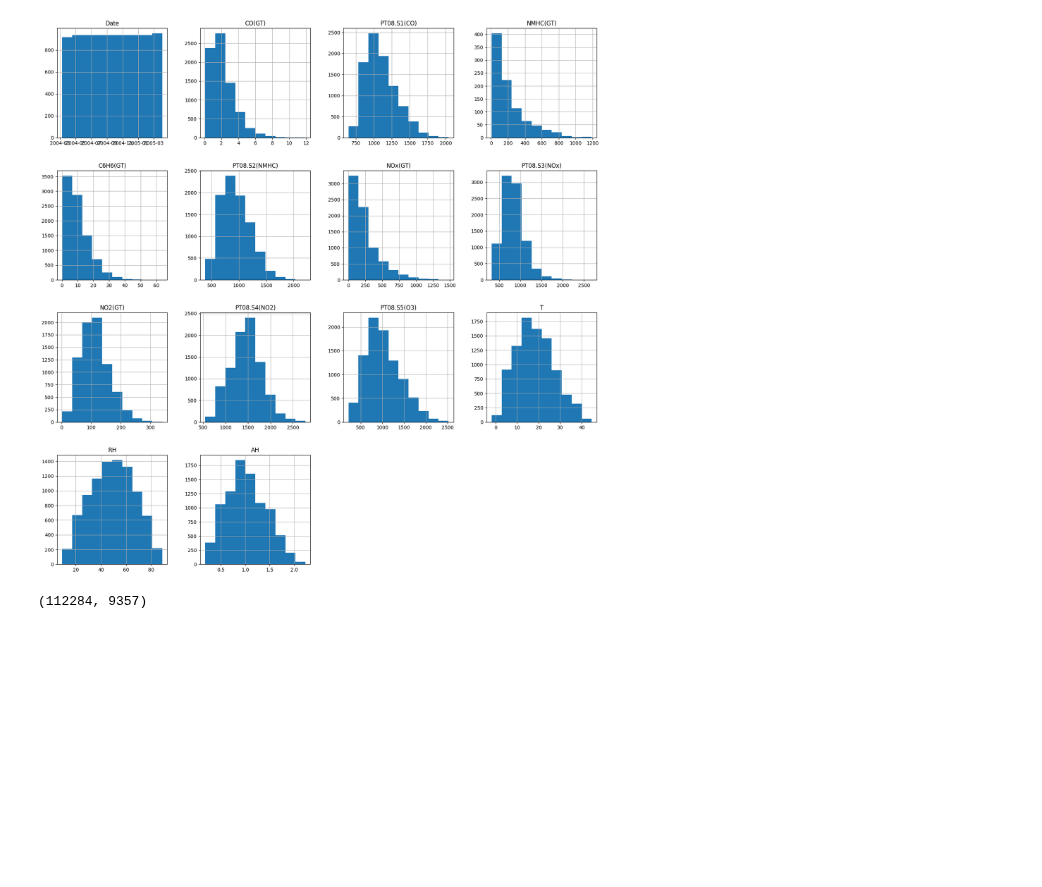
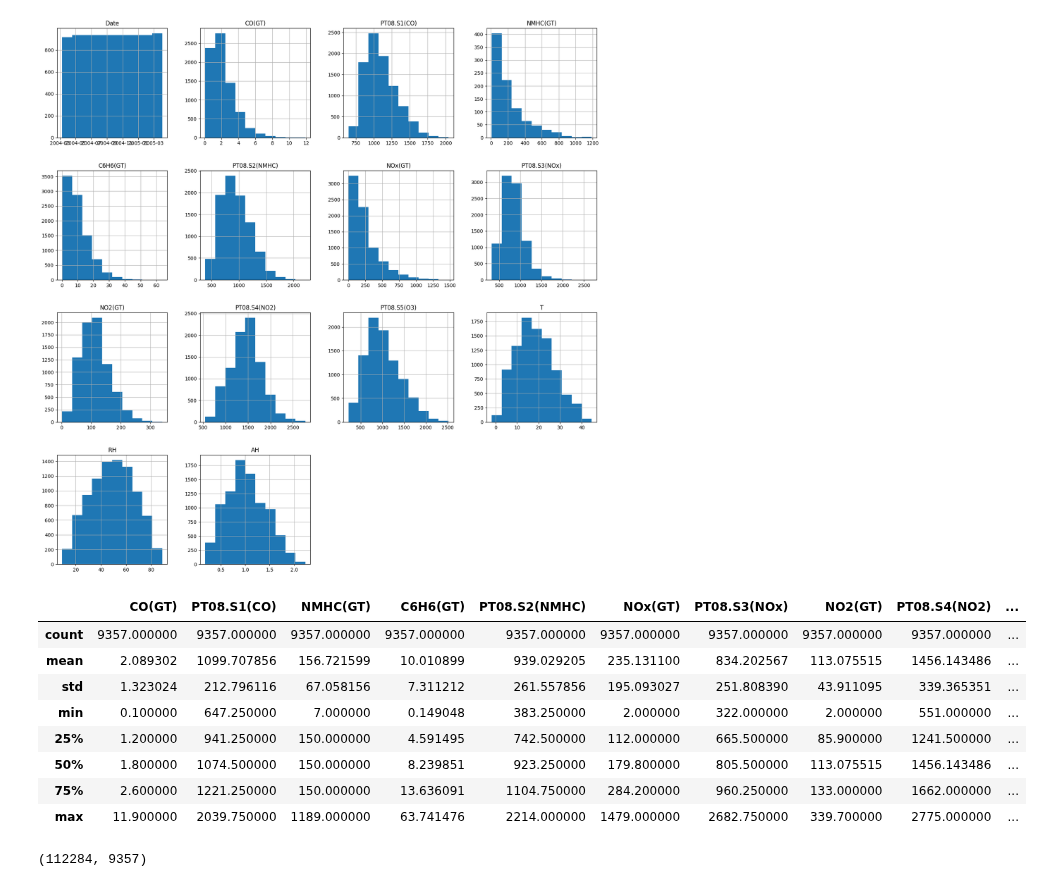
Before and after one commit to vijivenkadesh/AI_ML, a Jupyter notebook: regression/AirQualityUCI/air_quality_index_dataset_random_forest.ipynb, the cells around one changed output. Saved outputs shown, nothing was run; the diff lists cells and outputs as text; code cells hidden in the pictures; blank space fills up the shorter version.

```diff
--- a/regression/AirQualityUCI/air_quality_index_dataset_random_forest.ipynb
+++ b/regression/AirQualityUCI/air_quality_index_dataset_random_forest.ipynb
@@ -144,6 +144,18 @@ df['AH'] = df['AH'].replace(to_replace=np.nan, value=df['AH'].mean())
 df_1 = df.drop(columns=['Date', 'Time'], axis=1)
 X = df_1.drop(columns=['AH'])
 y = df_1['AH']
+# %%
+df_1.describe()
+# %% [output]
+|  | CO(GT) | PT08.S1(CO) | NMHC(GT) | C6H6(GT) | PT08.S2(NMHC) | NOx(GT) | PT08.S3(NOx) | NO2(GT) | PT08.S4(NO2) | ... |
+| count | 9357.000000 | 9357.000000 | 9357.000000 | 9357.000000 | 9357.000000 | 9357.000000 | 9357.000000 | 9357.000000 | 9357.000000 | ... |
+| mean | 2.089302 | 1099.707856 | 156.721599 | 10.010899 | 939.029205 | 235.131100 | 834.202567 | 113.075515 | 1456.143486 | ... |
+| std | 1.323024 | 212.796116 | 67.058156 | 7.311212 | 261.557856 | 195.093027 | 251.808390 | 43.911095 | 339.365351 | ... |
+| min | 0.100000 | 647.250000 | 7.000000 | 0.149048 | 383.250000 | 2.000000 | 322.000000 | 2.000000 | 551.000000 | ... |
+| 25% | 1.200000 | 941.250000 | 150.000000 | 4.591495 | 742.500000 | 112.000000 | 665.500000 | 85.900000 | 1241.500000 | ... |
+| 50% | 1.800000 | 1074.500000 | 150.000000 | 8.239851 | 923.250000 | 179.800000 | 805.500000 | 113.075515 | 1456.143486 | ... |
+| 75% | 2.600000 | 1221.250000 | 150.000000 | 13.636091 | 1104.750000 | 284.200000 | 960.250000 | 133.000000 | 1662.000000 | ... |
+| max | 11.900000 | 2039.750000 | 1189.000000 | 63.741476 | 2214.000000 | 1479.000000 | 2682.750000 | 339.700000 | 2775.000000 | ... |
 # %%
 X.size, y.size
 # %% [output]
```
Also changed, not shown: parts of 5 cells of this notebook, 1 other file.
